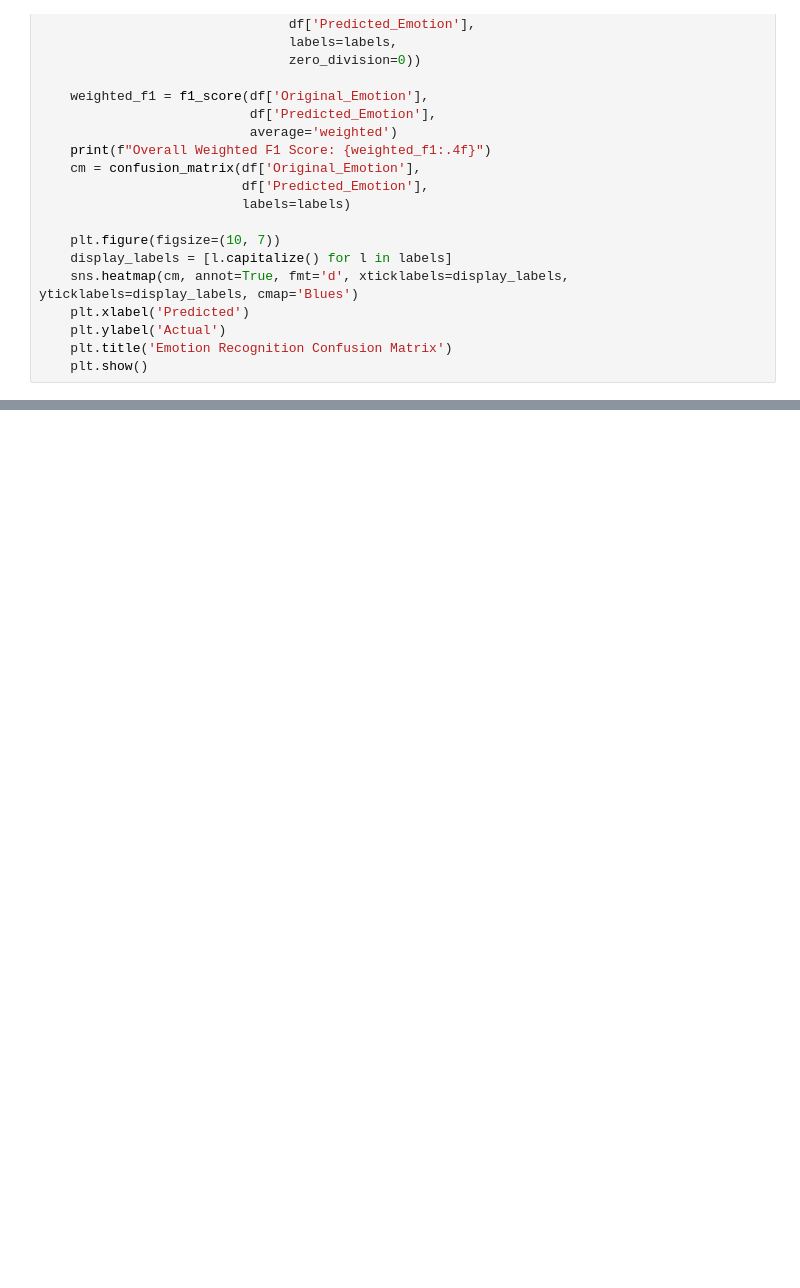
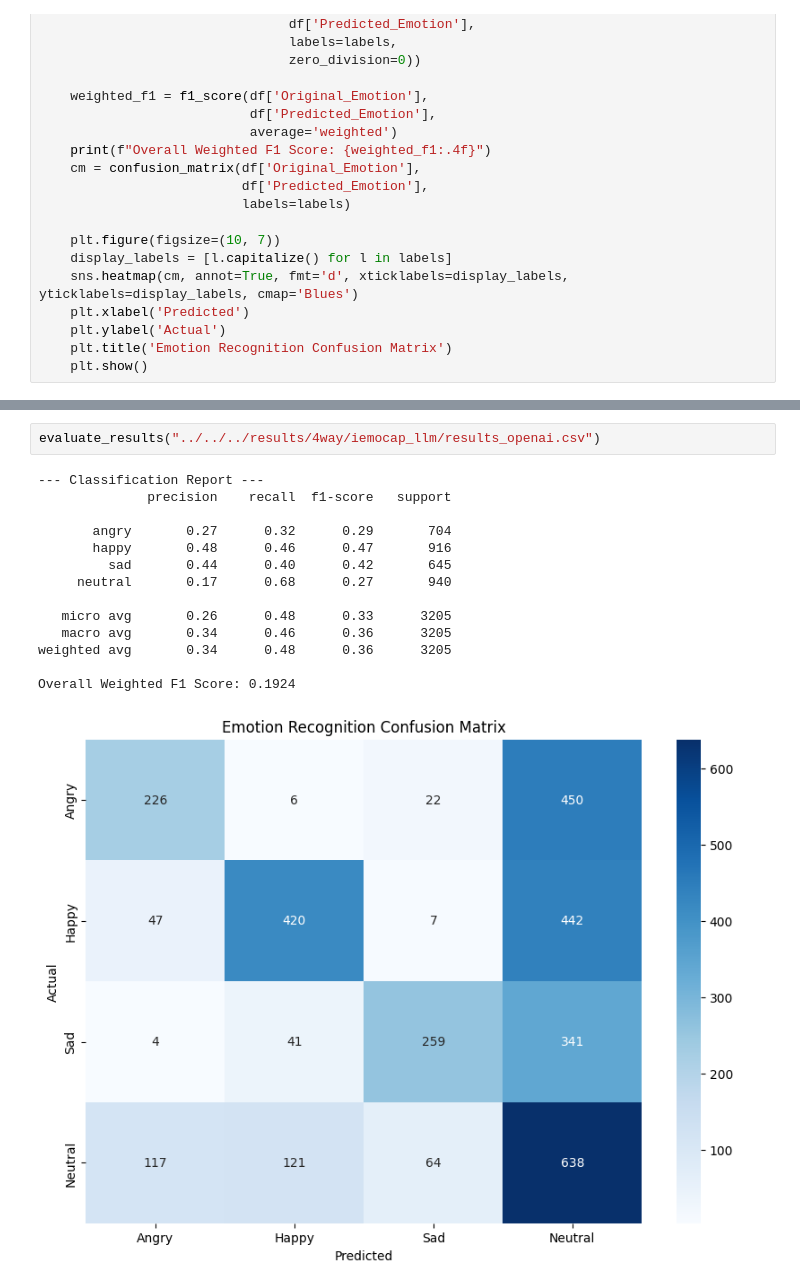
Before and after one commit to philhelenina/SenticCrystal, a Jupyter notebook: scripts/models/llm/iemocap_llm.ipynb, the cells around one changed output, grey strips where cells are left out. Cells and saved outputs as stored; diff of their text form; blank space fills up the shorter version.

```diff
--- a/scripts/models/llm/iemocap_llm.ipynb
+++ b/scripts/models/llm/iemocap_llm.ipynb
@@ -261,0 +313,17 @@ Overall Weighted F1 Score: 0.1030
+# %%
+evaluate_results("../../../results/4way/iemocap_llm/results_openai.csv")
+# %% [output]
+--- Classification Report ---
+              precision    recall  f1-score   support
+
+       angry       0.27      0.32      0.29       704
+       happy       0.48      0.46      0.47       916
+         sad       0.44      0.40      0.42       645
+     neutral       0.17      0.68      0.27       940
+
+   micro avg       0.26      0.48      0.33      3205
+   macro avg       0.34      0.46      0.36      3205
+weighted avg       0.34      0.48      0.36      3205
+
+Overall Weighted F1 Score: 0.1924
+[figure, added]
```
Also changed, not shown: parts of 8 cells of this notebook, 1 other file.
